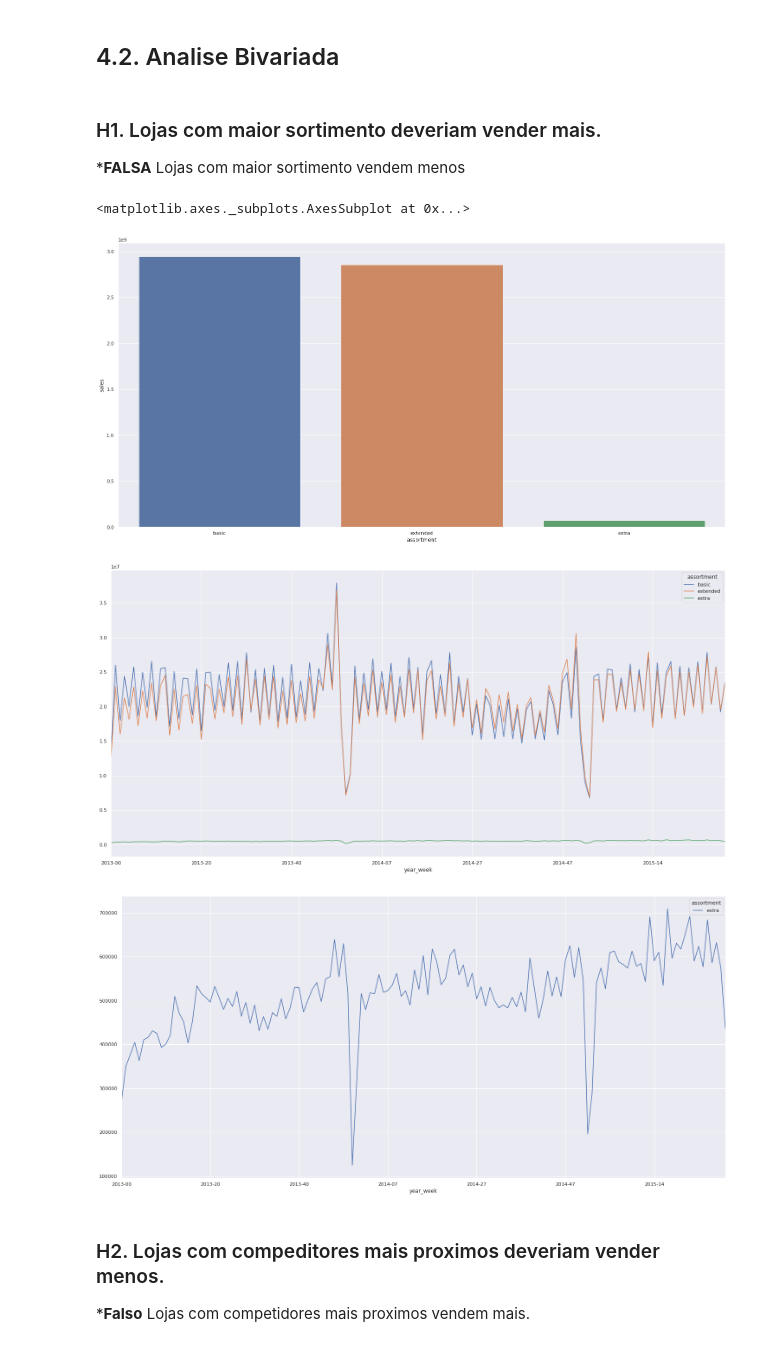
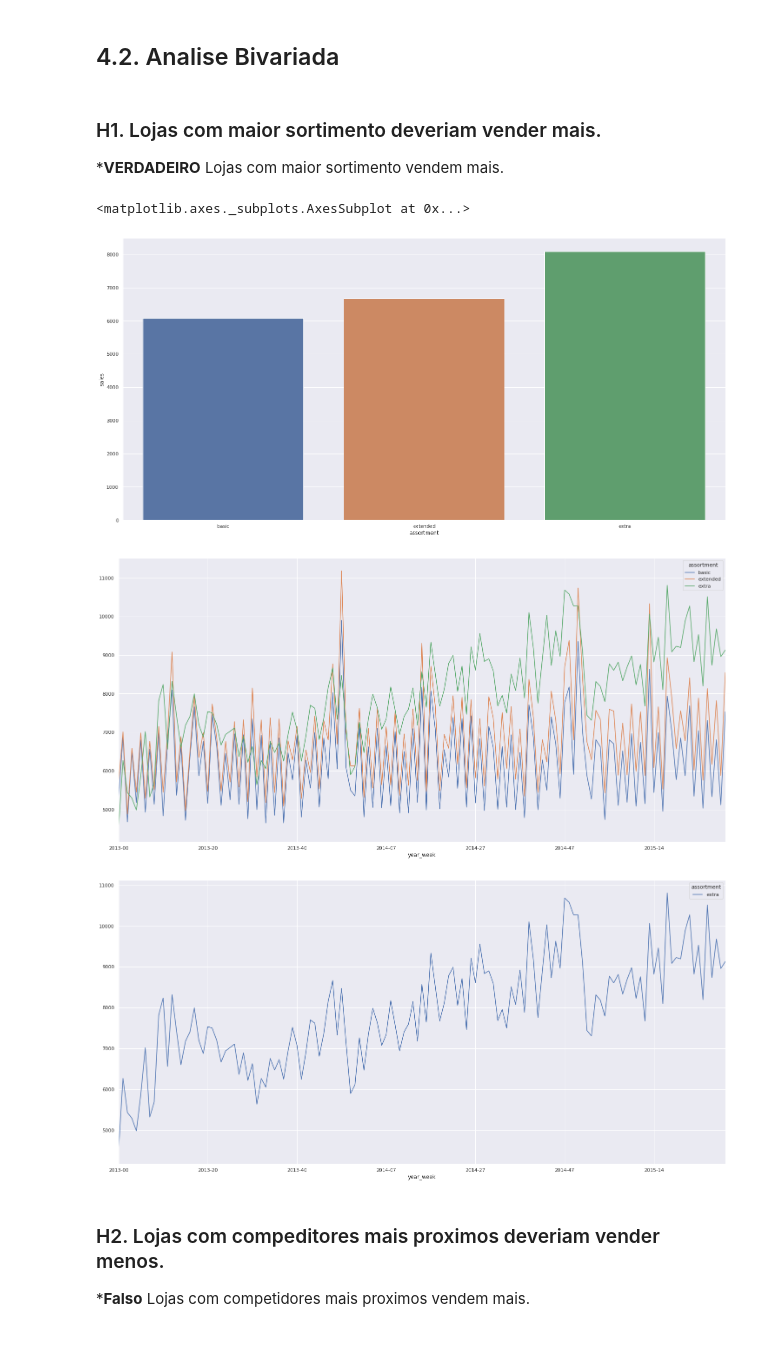
Before and after one commit to VictorTerror/DataScience_Em_Producao, a Jupyter notebook: Notebook_store_sales_prediction.ipynb, the cells around one changed output. Saved outputs shown, nothing was run; the diff lists cells and outputs as text; code cells hidden in the pictures.

```diff
--- a/Notebook_store_sales_prediction.ipynb
+++ b/Notebook_store_sales_prediction.ipynb
@@ -538,21 +538,21 @@ plt.show()
 ## 4.2. Analise Bivariada
 # %% [markdown]
 ### H1. Lojas com maior sortimento deveriam vender mais.
-***FALSA** Lojas com maior sortimento vendem menos
+***VERDADEIRO** Lojas com maior sortimento vendem mais.
 # %%
-aux1 = df4[['assortment','sales']].groupby( 'assortment').sum().reset_index()
+aux1 = df4[['assortment','sales']].groupby( 'assortment').median().reset_index()
 sns.barplot( x='assortment', y='sales', data=aux1);
 
-aux2 = df4[['year_week','assortment','sales']].groupby( ['year_week','assortment']).sum().reset_index()
+aux2 = df4[['year_week','assortment','sales']].groupby( ['year_week','assortment']).median().reset_index()
 aux2.pivot( index='year_week', columns='assortment', values='sales' ).plot()
 
 aux3 = aux2[aux2['assortment']== 'extra']
 aux3.pivot( index='year_week', columns='assortment', values='sales' ).plot()
 # %% [output]
 <matplotlib.axes._subplots.AxesSubplot at 0x...>
-[figure, old version]
+[figure, new version]
-[figure, old version]
+[figure, new version]
-[figure, old version]
+[figure, new version]
 # %% [markdown]
 ### H2. Lojas com compeditores mais proximos deveriam vender menos.
 ***Falso** Lojas com competidores mais proximos vendem mais.
```
Also changed, not shown: parts of 19 cells of this notebook.
